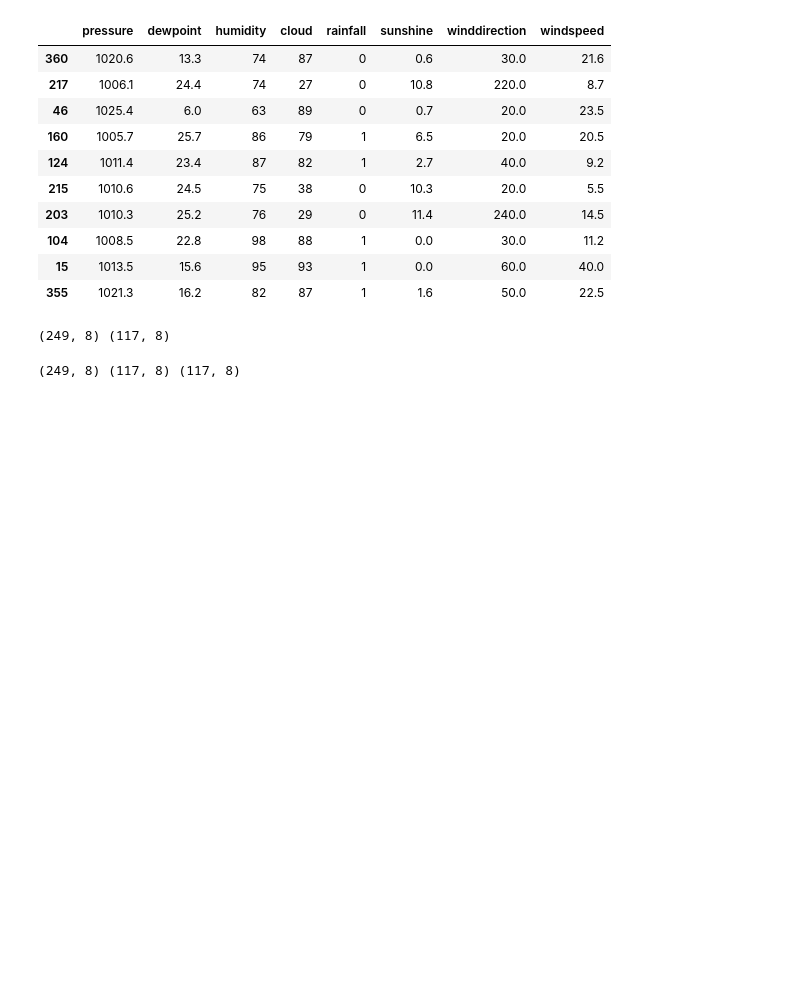
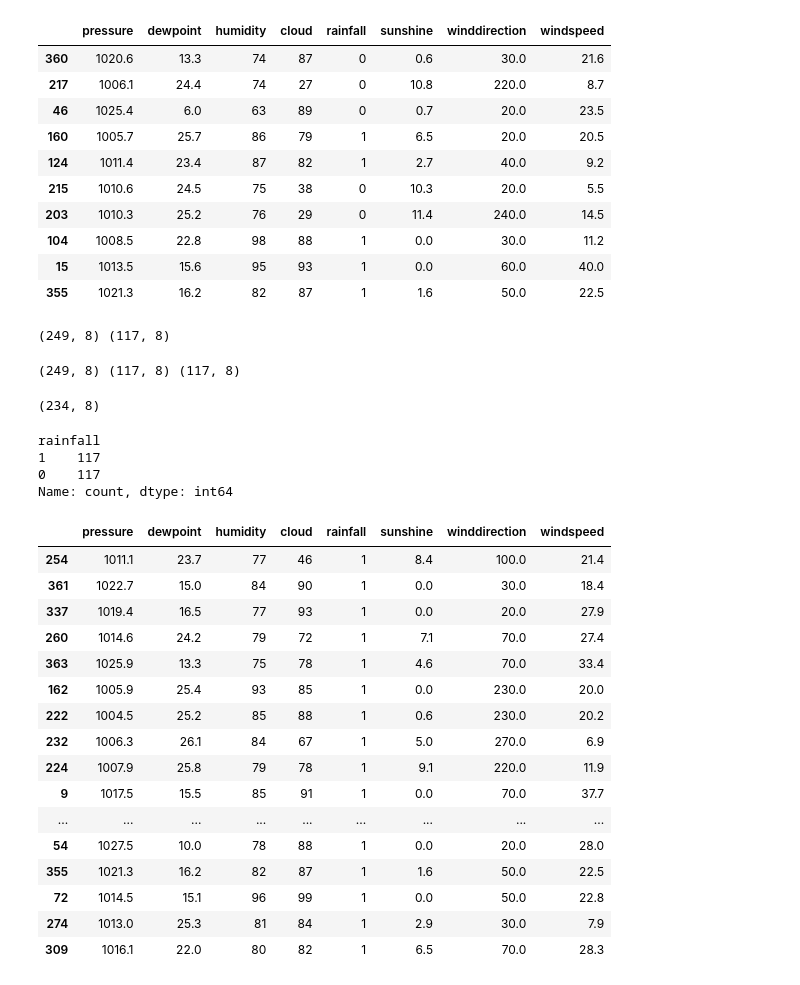
Before and after one commit to kamijoseph/Rainfall-Predictor, a Jupyter notebook: notebook/main.ipynb, the cells around one changed output. Saved outputs shown, nothing was run; the diff lists cells and outputs as text; code cells hidden in the pictures; blank space fills up the shorter version.

Commit message:
resetting index, and shuffling the resampled data

```diff
--- a/notebook/main.ipynb
+++ b/notebook/main.ipynb
@@ -344,3 +344,38 @@ majority_res = resample(
 print(majority.shape, majority_res.shape, minority.shape)
 # %% [output]
 (249, 8) (117, 8) (117, 8)
+# %%
+data_resampled = pd.concat([
+    majority_res,
+    minority
+])
+data_resampled.shape
+# %% [output]
+(234, 8)
+# %%
+data_resampled["rainfall"].value_counts()
+# %% [output]
+rainfall
+1    117
+0    117
+Name: count, dtype: int64
+# %%
+data_resampled.head(18)
+# %% [output]
+|  | pressure | dewpoint | humidity | cloud | rainfall | sunshine | winddirection | windspeed |
+| 254 | 1011.1 | 23.7 | 77 | 46 | 1 | 8.4 | 100.0 | 21.4 |
+| 361 | 1022.7 | 15.0 | 84 | 90 | 1 | 0.0 | 30.0 | 18.4 |
+| 337 | 1019.4 | 16.5 | 77 | 93 | 1 | 0.0 | 20.0 | 27.9 |
+| 260 | 1014.6 | 24.2 | 79 | 72 | 1 | 7.1 | 70.0 | 27.4 |
+| 363 | 1025.9 | 13.3 | 75 | 78 | 1 | 4.6 | 70.0 | 33.4 |
+| 162 | 1005.9 | 25.4 | 93 | 85 | 1 | 0.0 | 230.0 | 20.0 |
+| 222 | 1004.5 | 25.2 | 85 | 88 | 1 | 0.6 | 230.0 | 20.2 |
+| 232 | 1006.3 | 26.1 | 84 | 67 | 1 | 5.0 | 270.0 | 6.9 |
+| 224 | 1007.9 | 25.8 | 79 | 78 | 1 | 9.1 | 220.0 | 11.9 |
+| 9 | 1017.5 | 15.5 | 85 | 91 | 1 | 0.0 | 70.0 | 37.7 |
+| ... | ... | ... | ... | ... | ... | ... | ... | ... |
+| 54 | 1027.5 | 10.0 | 78 | 88 | 1 | 0.0 | 20.0 | 28.0 |
+| 355 | 1021.3 | 16.2 | 82 | 87 | 1 | 1.6 | 50.0 | 22.5 |
+| 72 | 1014.5 | 15.1 | 96 | 99 | 1 | 0.0 | 50.0 | 22.8 |
+| 274 | 1013.0 | 25.3 | 81 | 84 | 1 | 2.9 | 30.0 | 7.9 |
+| 309 | 1016.1 | 22.0 | 80 | 82 | 1 | 6.5 | 70.0 | 28.3 |
```
Also changed, not shown: parts of 3 cells of this notebook.
